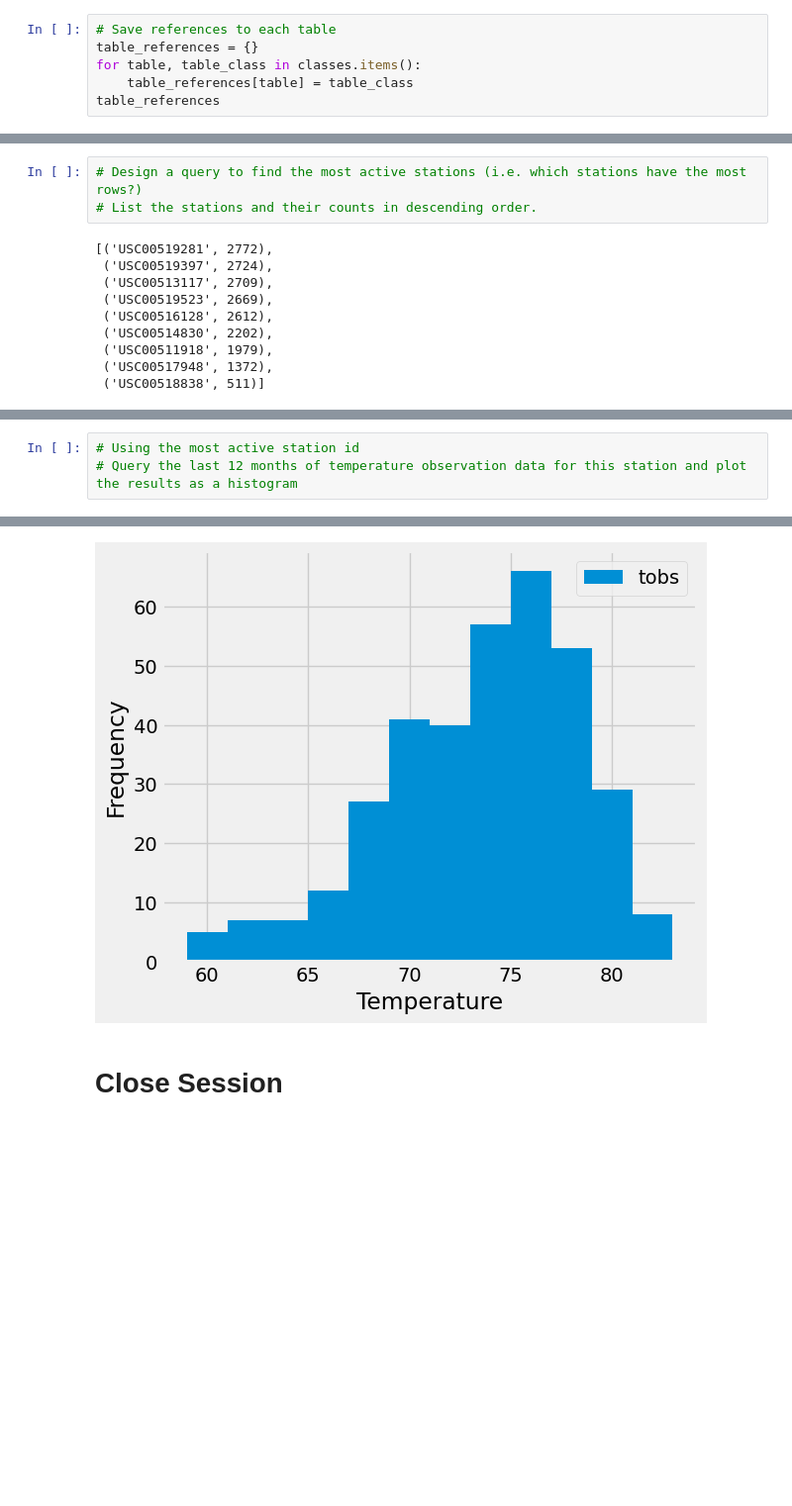
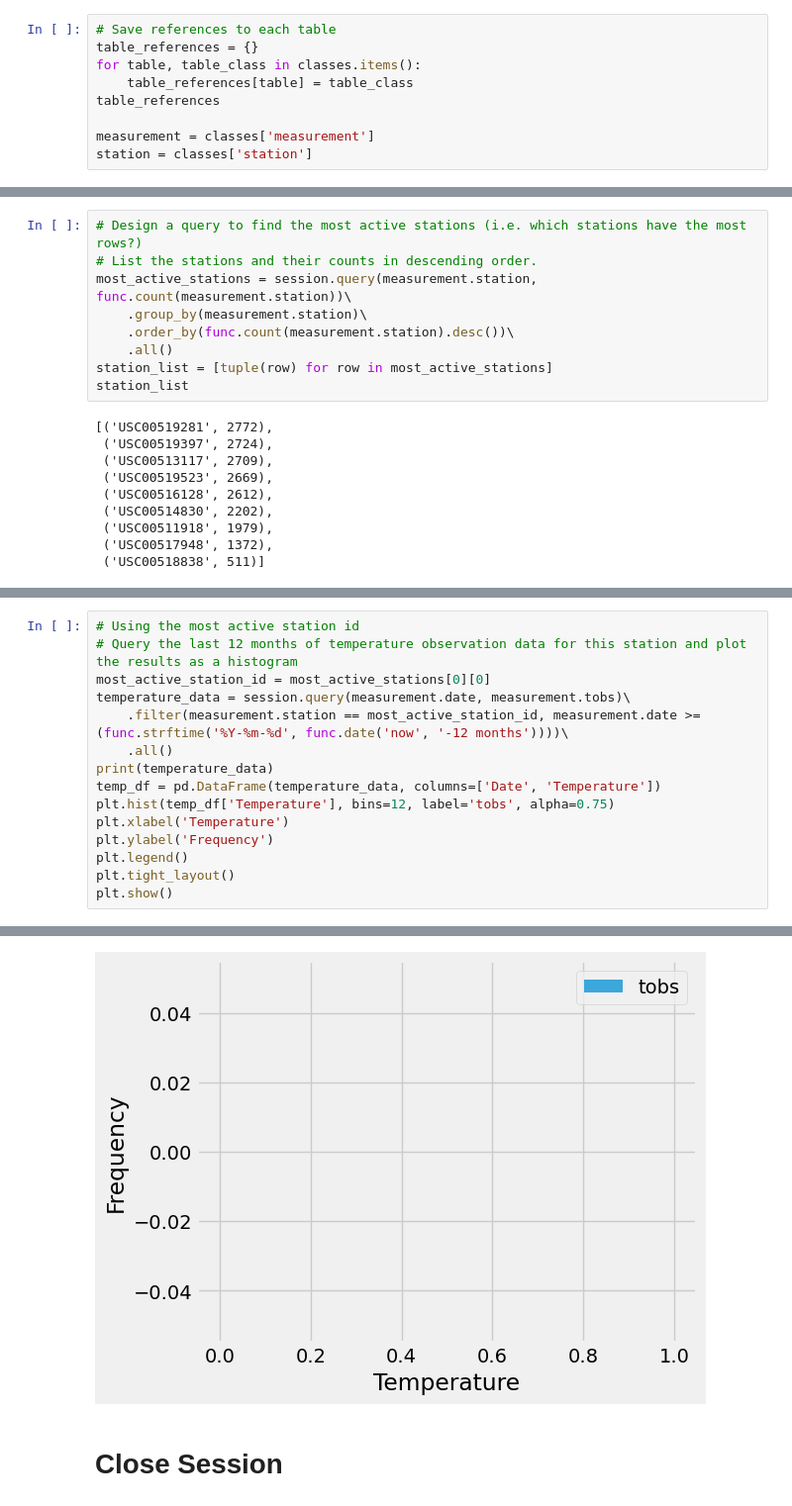
Before and after one commit to ryandenninger7/sqlalchemy-challenge, a Jupyter notebook: SurfsUp/climate.ipynb, the cells around one changed output, grey strips where cells are left out. Shown: that part at 99% size. Drawn from its saved outputs; the diff is of its cells as text; blank space fills up the shorter version.

```diff
--- a/SurfsUp/climate.ipynb
+++ b/SurfsUp/climate.ipynb
@@ -36,3 +36,6 @@ table_references = {}
 for table, table_class in classes.items():
     table_references[table] = table_class
 table_references
+
+measurement = classes['measurement']
+station = classes['station']
@@ -91,6 +105,12 @@ Text(0, 0.5, 'Inches')
 # %%
 # Design a query to find the most active stations (i.e. which stations have the most rows?)
 # List the stations and their counts in descending order.
+most_active_stations = session.query(measurement.station, func.count(measurement.station))\
+    .group_by(measurement.station)\
+    .order_by(func.count(measurement.station).desc())\
+    .all()
+station_list = [tuple(row) for row in most_active_stations]
+station_list
 # %% [output]
 [('USC00519281', 2772),
  ('USC00519397', 2724),
@@ -108,4 +131,16 @@ Text(0, 0.5, 'Inches')
 # %%
 # Using the most active station id
 # Query the last 12 months of temperature observation data for this station and plot the results as a histogram
+most_active_station_id = most_active_stations[0][0]
+temperature_data = session.query(measurement.date, measurement.tobs)\
+    .filter(measurement.station == most_active_station_id, measurement.date >= (func.strftime('%Y-%m-%d', func.date('now', '-12 months'))))\
+    .all()
+print(temperature_data)
+temp_df = pd.DataFrame(temperature_data, columns=['Date', 'Temperature'])
+plt.hist(temp_df['Temperature'], bins=12, label='tobs', alpha=0.75)
+plt.xlabel('Temperature')
+plt.ylabel('Frequency')
+plt.legend()
+plt.tight_layout()
+plt.show()
 # %% [output]
@@ -113,4 +148,4 @@ Text(0.5, 4.183333333333314, 'Temperature')
-[figure, old version]
+[figure, new version]
 # %% [markdown]
 # Close Session
 # %%
```
Also changed, not shown: parts of 7 cells of this notebook.
